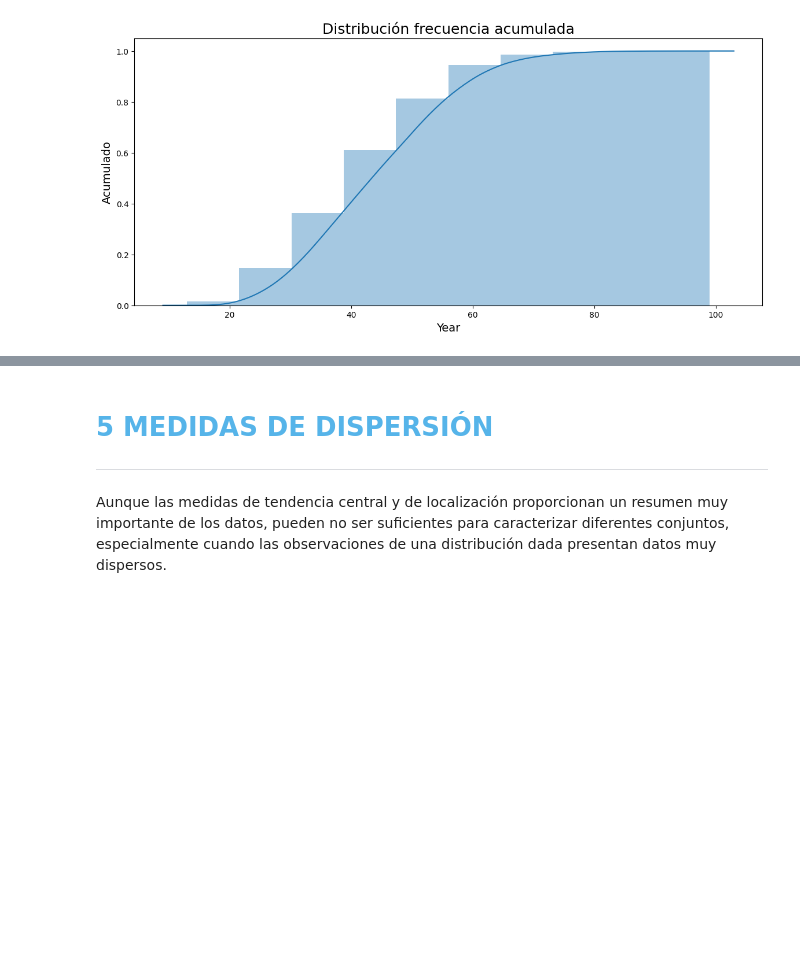
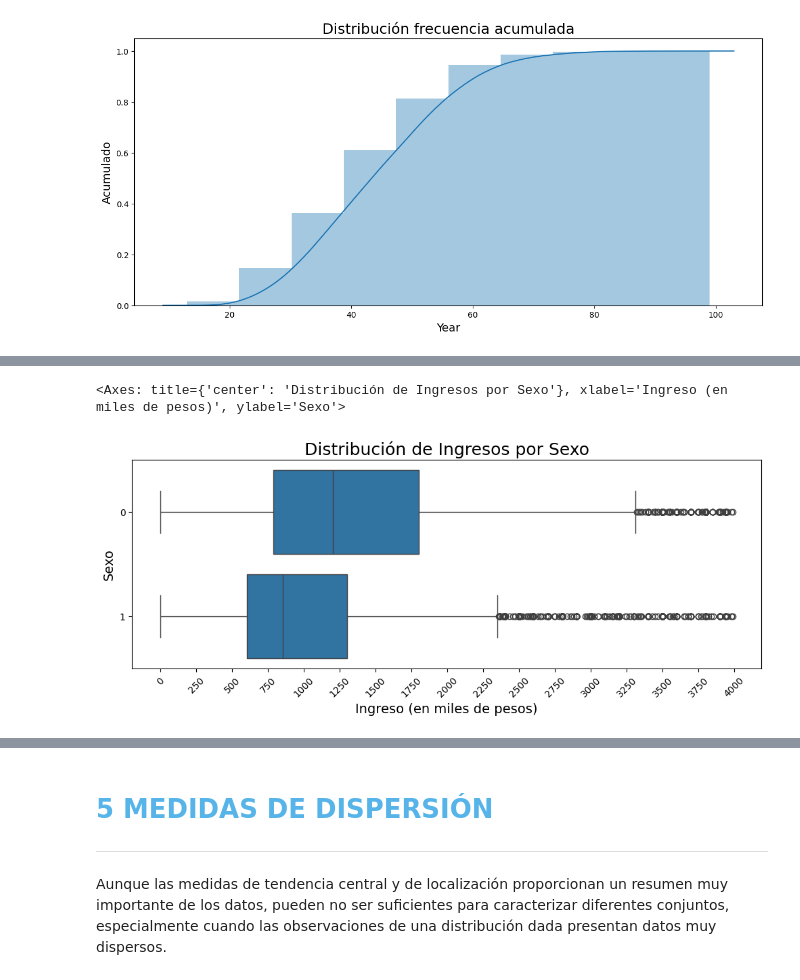
Before and after one commit to HJuliamPR/ColabPython, a Jupyter notebook: Copy_of_Curso_de_Estadística_con_Python_1.ipynb, the cells around one changed output, grey strips where cells are left out. Cells and saved outputs as stored; diff of their text form; code cells hidden in the pictures; blank space fills up the shorter version.

```diff
--- a/Copy_of_Curso_de_Estadística_con_Python_1.ipynb
+++ b/Copy_of_Curso_de_Estadística_con_Python_1.ipynb
@@ -925,0 +950,20 @@ El *box plot* da una idea de la posición, dispersión, asimetría, colas y valo
+# %%
+import matplotlib.pyplot as plt
+
+ax = sns.boxplot(x="Ingreso", y='Sexo', data = datos.query('Ingreso < 4000'), orient = 'h')
+
+ax.figure.set_size_inches(12, 4)
+ax.set_title('Distribución de Ingresos por Sexo', fontsize=18)
+ax.set_xlabel('Ingreso (en miles de pesos)', fontsize=14)
+ax.set_ylabel('Sexo', fontsize=14)
+
+# Set x-axis ticks
+ax.set_xticks(range(0, 4001, 250))
+
+# Rotate x-axis tick labels
+plt.xticks(rotation=45)
+
+ax
+# %% [output]
+<Axes: title={'center': 'Distribución de Ingresos por Sexo'}, xlabel='Ingreso (en miles de pesos)', ylabel='Sexo'>
+[figure, added]
```
Also changed, not shown: parts of 20 cells of this notebook.
